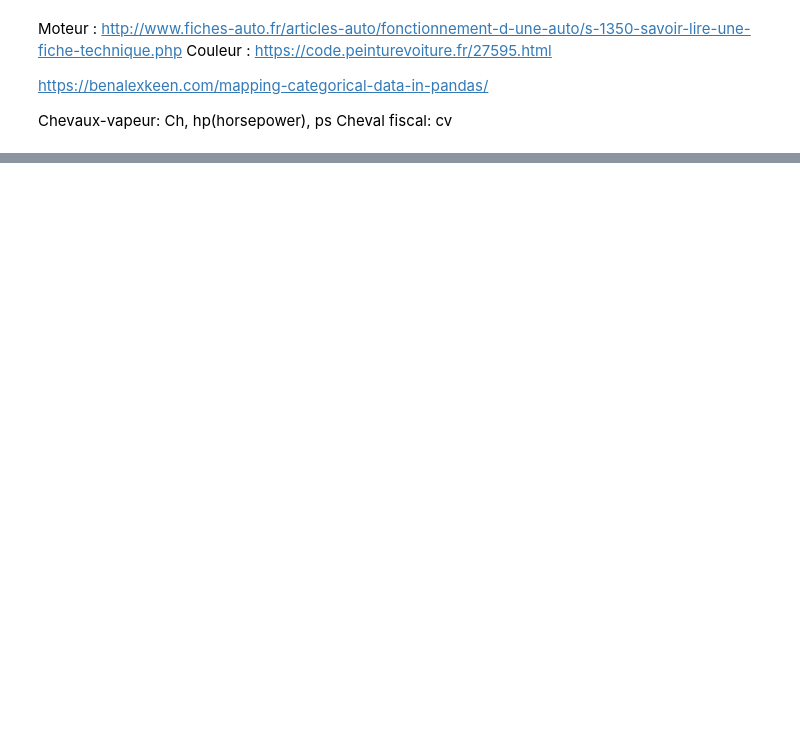
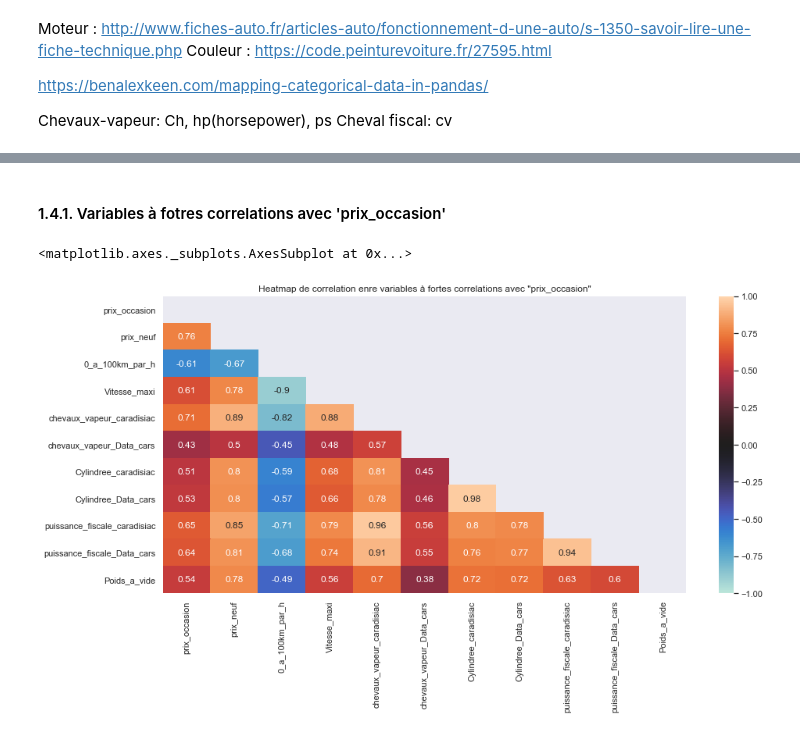
Before and after one commit to lyes1/projet_data_automobile, a Jupyter notebook: 4_FinalData_exploration_Modeling.ipynb, the cells around one changed output, grey strips where cells are left out. Saved outputs shown, nothing was run; the diff lists cells and outputs as text; code cells hidden in the pictures; blank space fills up the shorter version.

```diff
--- a/4_FinalData_exploration_Modeling.ipynb
+++ b/4_FinalData_exploration_Modeling.ipynb
@@ -875,0 +94,8 @@ os.system( "say ayema taaboute louzarrr" )
+# %%
+def suppression_data_missing(df):
+    # Suppression des variables avec un taux de données manquantes superieur à 11%
+    list_col_delete = df.columns[(df.isna().sum()/df.shape[0]*100)>11]
+
+    #df.drop(columns=list_col_delete, inplace=True)
+    df.drop(columns='Unnamed: 0', inplace=True)
+    return df
@@ -875,0 +302,19 @@ os.system( "say ayema taaboute louzarrr" )
+# %%
+def pre_proc_version(df):
+    ###########
+    # Extraction des sous-champs Cylindree et cheavaux_vapeur depuis la variable version
+    #
+    # Parameter  Dataframe
+    # Return: Datafame
+    ##########
+
+    df['Cylindree_Data_cars'] = df['version_Data_cars'].str.extract(r'(\d\.\d)', expand=True)
+    df['Cylindree_Data_cars'] = df['Cylindree_Data_cars'].astype("float")
+
+    df['chevaux_vapeur_Data_cars'] = df['version_Data_cars'].str.extract(r'( \d+ |\d+CH| \d+$)', expand=True)
+    df['chevaux_vapeur_Data_cars']= df['chevaux_vapeur_Data_cars'].str.replace("CH", "")
+    df['chevaux_vapeur_Data_cars'] = df['chevaux_vapeur_Data_cars'].str.replace(" ", "")
+
+    df['chevaux_vapeur_Data_cars'] = df['chevaux_vapeur_Data_cars'].astype("float")
+
+    return df
@@ -875,0 +410,6 @@ os.system( "say ayema taaboute louzarrr" )
+# %%
+df_prepr = pre_porcessing_caradisiac_dataset(df.copy())
+df_prepr = pre_porcessing_dataCars(df_prepr)
+# %%
+data_outliers = outliers_prrocessing(df_prepr.copy())
+data_outliers.shape
@@ -875,0 +445,16 @@ os.system( "say ayema taaboute louzarrr" )
+# %% [markdown]
+#### 1.4.1. Variables à fotres correlations avec 'prix_occasion'
+# %%
+plt.figure(figsize=(15,7))
+corr = data_outliers[['prix_occasion', 'prix_neuf', '0_a_100km_par_h', 'Vitesse_maxi',
+                      'chevaux_vapeur_caradisiac', 'chevaux_vapeur_Data_cars', 'Cylindree_caradisiac','Cylindree_Data_cars',
+                      'puissance_fiscale_caradisiac', 'puissance_fiscale_Data_cars','Poids_a_vide'
+                     ]].corr()
+
+# Generate a mask for the upper triangle
+mask = np.triu(np.ones_like(corr, dtype=np.bool))
+plt.title('Heatmap de correlation enre variables à fortes correlations avec "prix_occasion"')
+sns.heatmap(corr, mask=mask, annot = True, vmin=-1, vmax=1, center= 0)
+# %% [output]
+<matplotlib.axes._subplots.AxesSubplot at 0x...>
+[figure, added]
```
Also changed, not shown: parts of 149 cells of this notebook.
